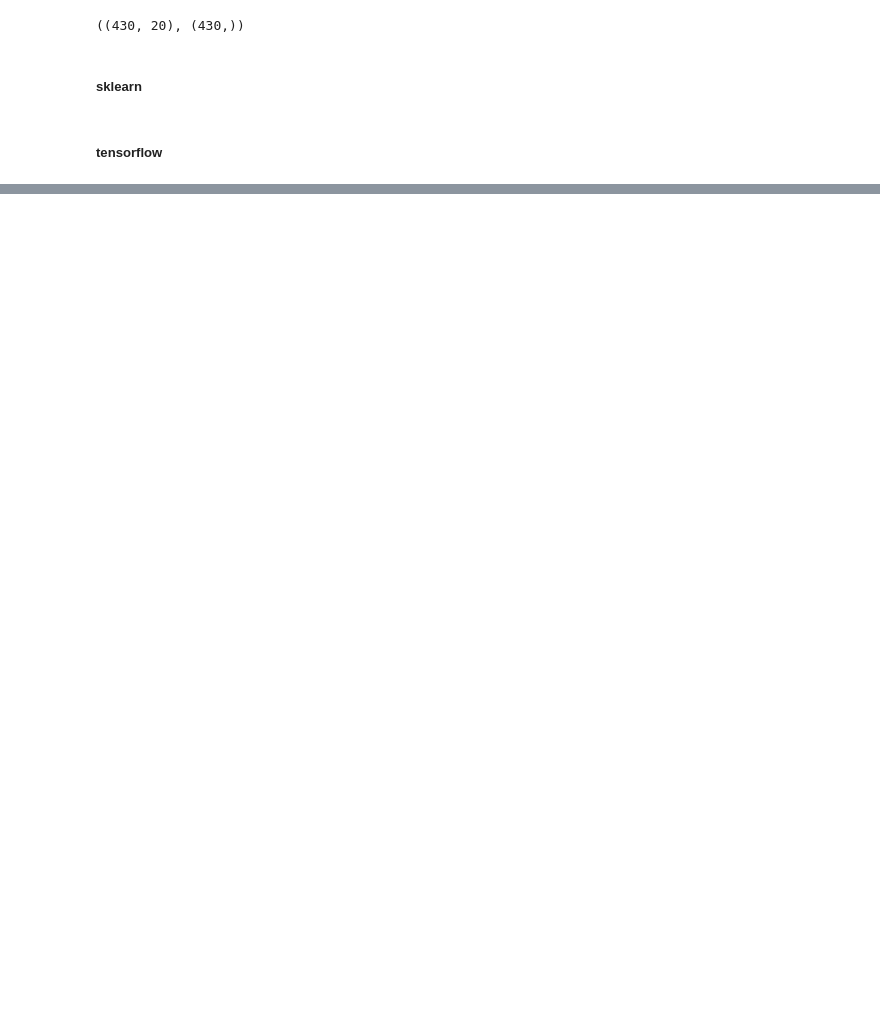
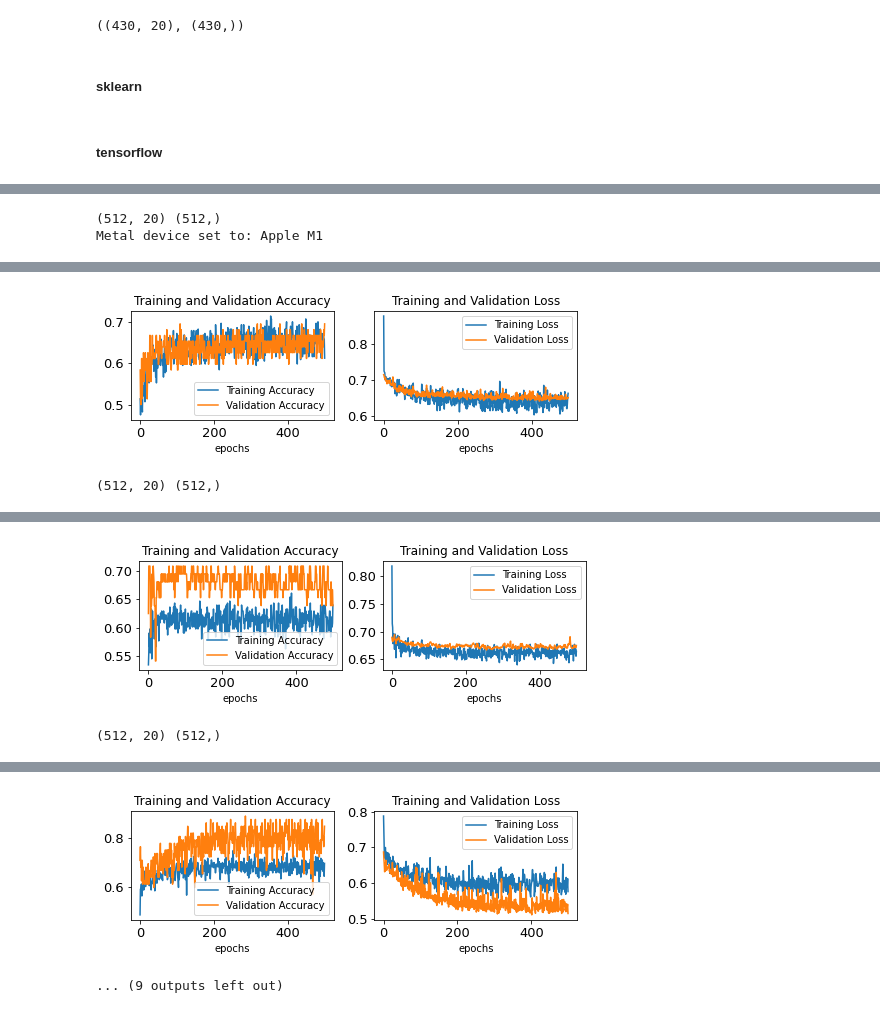
Before and after one commit to gimoonnam/Challenges, a Jupyter notebook: MotionSignalProcessing/PostAnalysis_momentComputing.ipynb, the cells around one changed output, grey strips where cells are left out. Saved outputs shown, nothing was run; the diff lists cells and outputs as text; code cells hidden in the pictures; blank space fills up the shorter version.

```diff
--- a/MotionSignalProcessing/PostAnalysis_momentComputing.ipynb
+++ b/MotionSignalProcessing/PostAnalysis_momentComputing.ipynb
@@ -679,0 +552,11 @@ Wall time: 13min 27s
+# %%
+%%time
+batch_size = 32
+nn_binaryClassification('fast/RL/1m', 'fast/LR/1m', batch_size)
+nn_binaryClassification('fast/RL/2m', 'fast/LR/2m', batch_size)
+nn_binaryClassification('fast/RL/3m', 'fast/LR/3m', batch_size)
+nn_binaryClassification('fast/RL/4m', 'fast/LR/4m', batch_size)
+nn_binaryClassification('fast/RL/5m', 'fast/LR/5m', batch_size)
+# %% [output]
+(512, 20) (512,)
+Metal device set to: Apple M1
@@ -679,0 +570,2 @@ Wall time: 13min 27s
+[figure, added]
+(512, 20) (512,)
@@ -679,0 +575,2 @@ Wall time: 13min 27s
+[figure, added]
+(512, 20) (512,)
@@ -679,0 +580,2 @@ Wall time: 13min 27s
+[figure, added]
+... (9 outputs left out)
```
Also changed, not shown: parts of 49 cells of this notebook.
